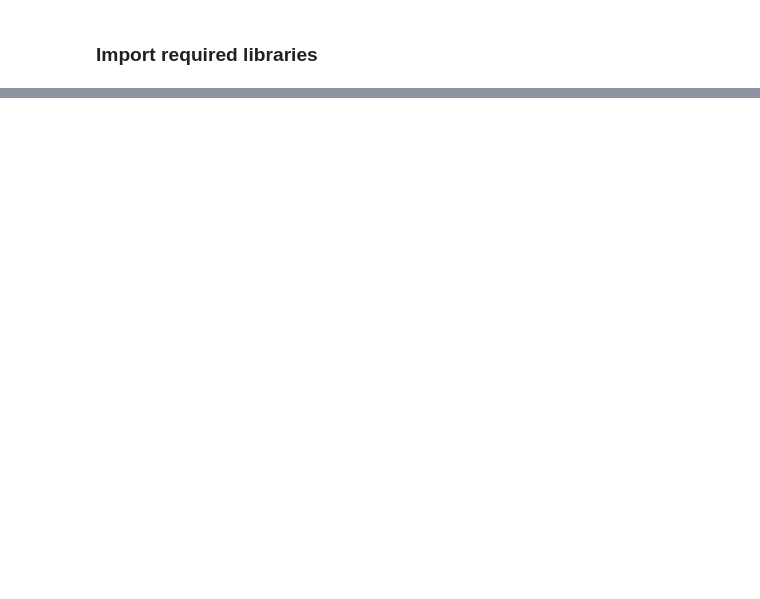
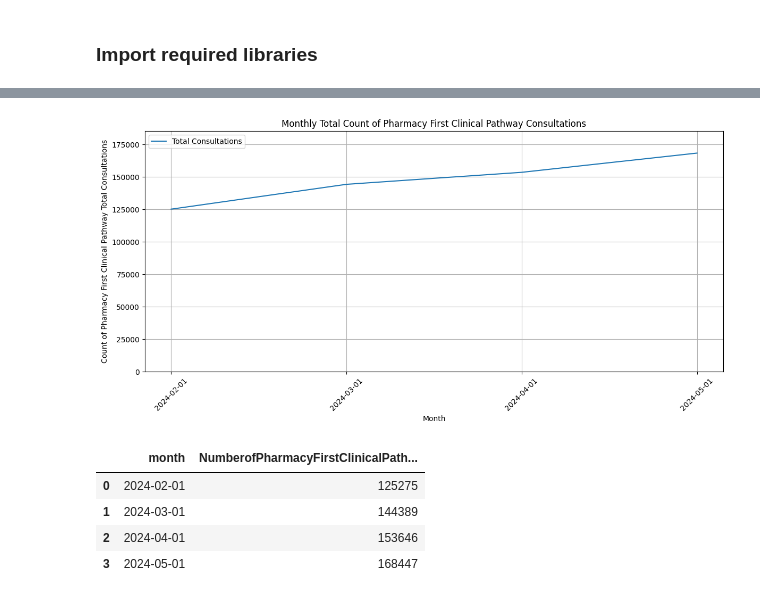
Before and after one commit to chrisjwood16/pharmacy-first-open-data, a Jupyter notebook: notebooks/data_analysis.ipynb, the cells around one changed output, grey strips where cells are left out. Drawn from its saved outputs; the diff is of its cells as text; code cells hidden in the pictures; blank space fills up the shorter version.

```diff
--- a/notebooks/data_analysis.ipynb
+++ b/notebooks/data_analysis.ipynb
@@ -15,0 +22,10 @@ Data on medications supplied under a Pharmacy First clinical pathway is publishe
+# %%
+plot_total_consultations(contractor_df_national)
+contractor_df_national[["month", "NumberofPharmacyFirstClinicalPathwaysConsultations-Total"]]
+# %% [output]
+[figure, added]
+|  | month | NumberofPharmacyFirstClinicalPath... |
+| 0 | 2024-02-01 | 125275 |
+| 1 | 2024-03-01 | 144389 |
+| 2 | 2024-04-01 | 153646 |
+| 3 | 2024-05-01 | 168447 |
```
Also changed, not shown: parts of 18 cells of this notebook.
